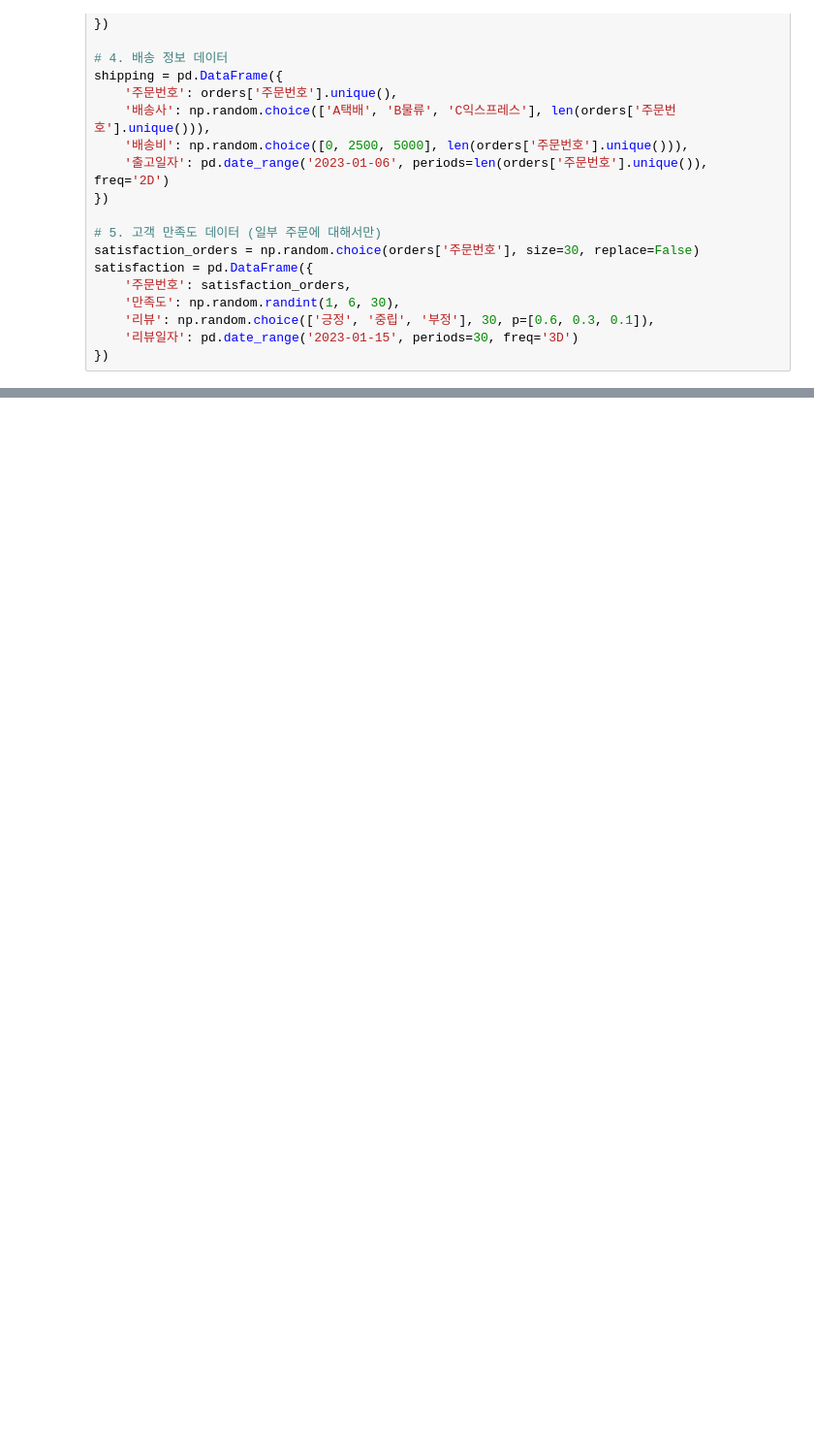
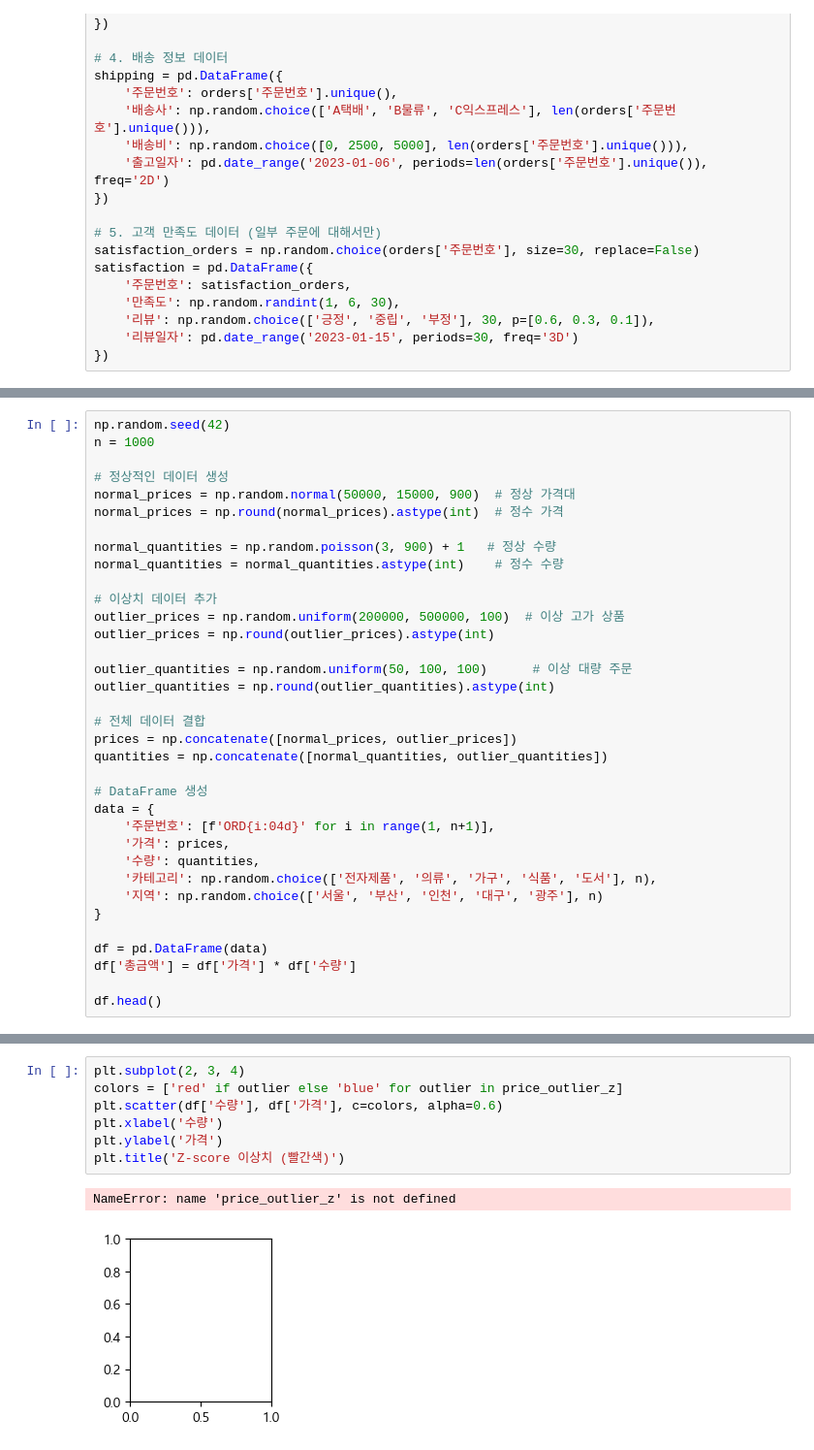
Before and after one commit to tipayo1/TIL, a Jupyter notebook: 데이터분석/02_pandas2.ipynb, the cells around one changed output, grey strips where cells are left out. Shown at 97% size. Saved outputs shown, nothing was run; the diff lists cells and outputs as text; blank space fills up the shorter version.

```diff
--- a/데이터분석/02_pandas2.ipynb
+++ b/데이터분석/02_pandas2.ipynb
@@ -674,0 +948,35 @@ satisfaction = pd.DataFrame({
+# %%
+np.random.seed(42)
+n = 1000
+
+# 정상적인 데이터 생성
+normal_prices = np.random.normal(50000, 15000, 900)  # 정상 가격대
+normal_prices = np.round(normal_prices).astype(int)  # 정수 가격
+
+normal_quantities = np.random.poisson(3, 900) + 1   # 정상 수량
+normal_quantities = normal_quantities.astype(int)    # 정수 수량
+
+# 이상치 데이터 추가
+outlier_prices = np.random.uniform(200000, 500000, 100)  # 이상 고가 상품
+outlier_prices = np.round(outlier_prices).astype(int)
+
+outlier_quantities = np.random.uniform(50, 100, 100)      # 이상 대량 주문
+outlier_quantities = np.round(outlier_quantities).astype(int)
+
+# 전체 데이터 결합
+prices = np.concatenate([normal_prices, outlier_prices])
+quantities = np.concatenate([normal_quantities, outlier_quantities])
+
+# DataFrame 생성
+data = {
+    '주문번호': [f'ORD{i:04d}' for i in range(1, n+1)],
+    '가격': prices,
+    '수량': quantities,
+    '카테고리': np.random.choice(['전자제품', '의류', '가구', '식품', '도서'], n),
+    '지역': np.random.choice(['서울', '부산', '인천', '대구', '광주'], n)
+}
+
+df = pd.DataFrame(data)
+df['총금액'] = df['가격'] * df['수량']
+
+df.head()
@@ -674,0 +1094,10 @@ satisfaction = pd.DataFrame({
+# %%
+plt.subplot(2, 3, 4)
+colors = ['red' if outlier else 'blue' for outlier in price_outlier_z]
+plt.scatter(df['수량'], df['가격'], c=colors, alpha=0.6)
+plt.xlabel('수량')
+plt.ylabel('가격')
+plt.title('Z-score 이상치 (빨간색)')
+# %% [output]
+NameError: name 'price_outlier_z' is not defined
+[figure, added]
```
Also changed, not shown: parts of 38 cells of this notebook, 5 other files.
